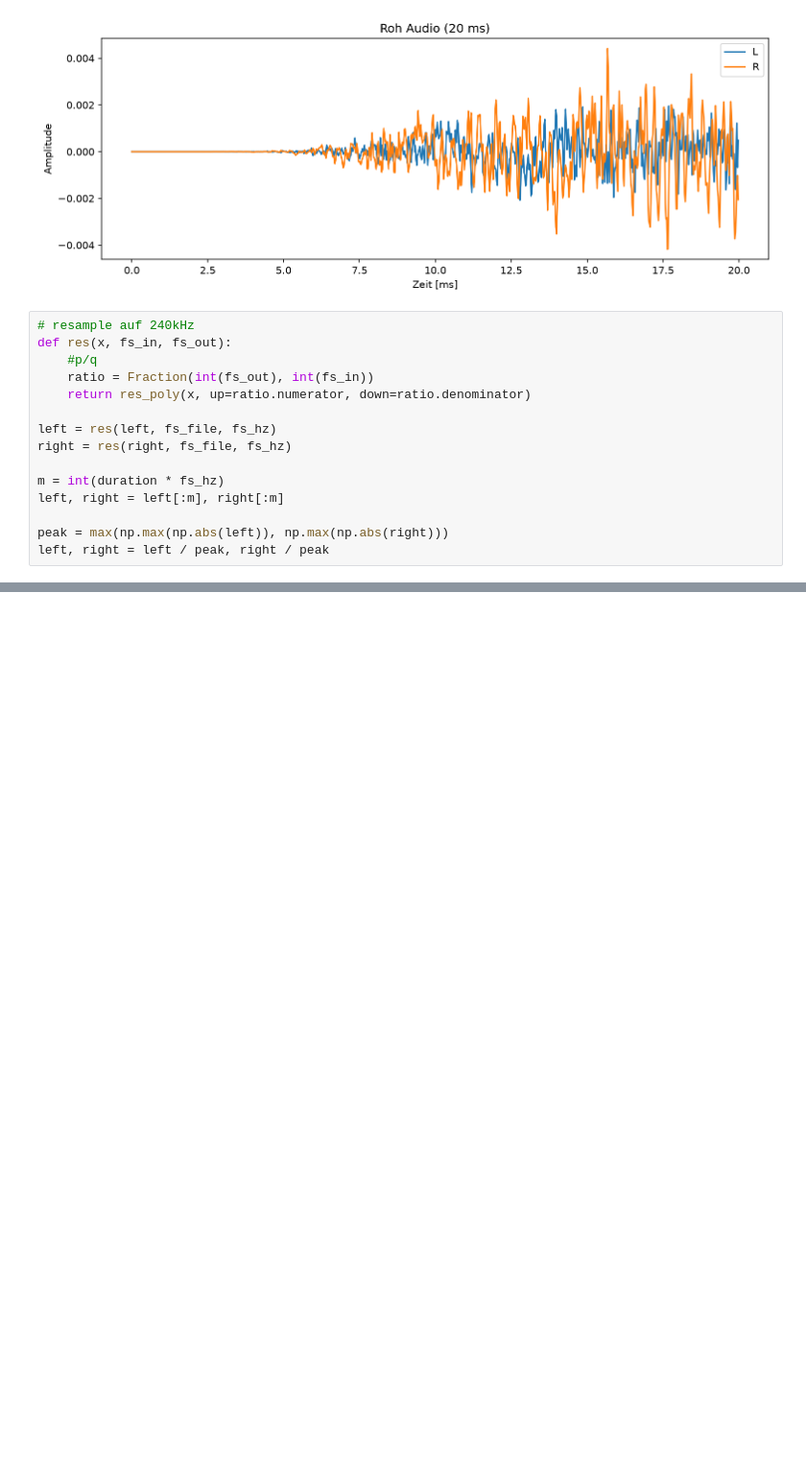
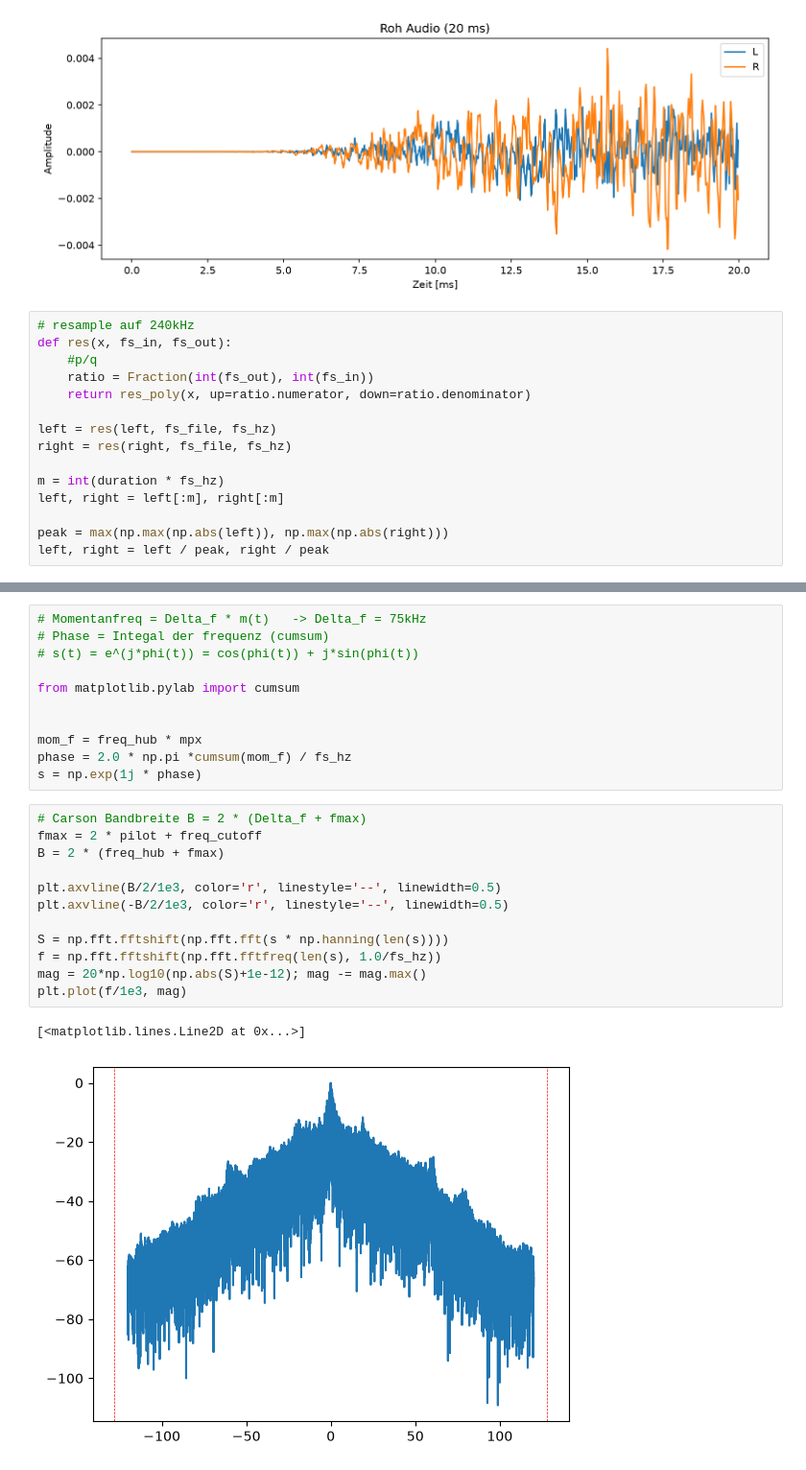
Before and after one commit to Grcmn/IQ-SignalData, a Jupyter notebook: sender_empfaenger/fm_mp3.ipynb, the cells around one changed output, grey strips where cells are left out. Shown at 96% size. Cells and saved outputs as stored; diff of their text form; blank space fills up the shorter version.

```diff
--- a/sender_empfaenger/fm_mp3.ipynb
+++ b/sender_empfaenger/fm_mp3.ipynb
@@ -81,0 +107,26 @@ plt.tight_layout(); plt.show()
+# %%
+# Momentanfreq = Delta_f * m(t)   -> Delta_f = 75kHz
+# Phase = Integal der frequenz (cumsum)
+# s(t) = e^(j*phi(t)) = cos(phi(t)) + j*sin(phi(t))
+
+from matplotlib.pylab import cumsum
+
+
+mom_f = freq_hub * mpx
+phase = 2.0 * np.pi *cumsum(mom_f) / fs_hz
+s = np.exp(1j * phase)
+# %%
+# Carson Bandbreite B = 2 * (Delta_f + fmax)
+fmax = 2 * pilot + freq_cutoff
+B = 2 * (freq_hub + fmax)
+
+plt.axvline(B/2/1e3, color='r', linestyle='--', linewidth=0.5)
+plt.axvline(-B/2/1e3, color='r', linestyle='--', linewidth=0.5)
+
+S = np.fft.fftshift(np.fft.fft(s * np.hanning(len(s))))
+f = np.fft.fftshift(np.fft.fftfreq(len(s), 1.0/fs_hz))
+mag = 20*np.log10(np.abs(S)+1e-12); mag -= mag.max()
+plt.plot(f/1e3, mag)
+# %% [output]
+[<matplotlib.lines.Line2D at 0x...>]
+[figure, added]
```
Also changed, not shown: parts of 3 cells of this notebook.
